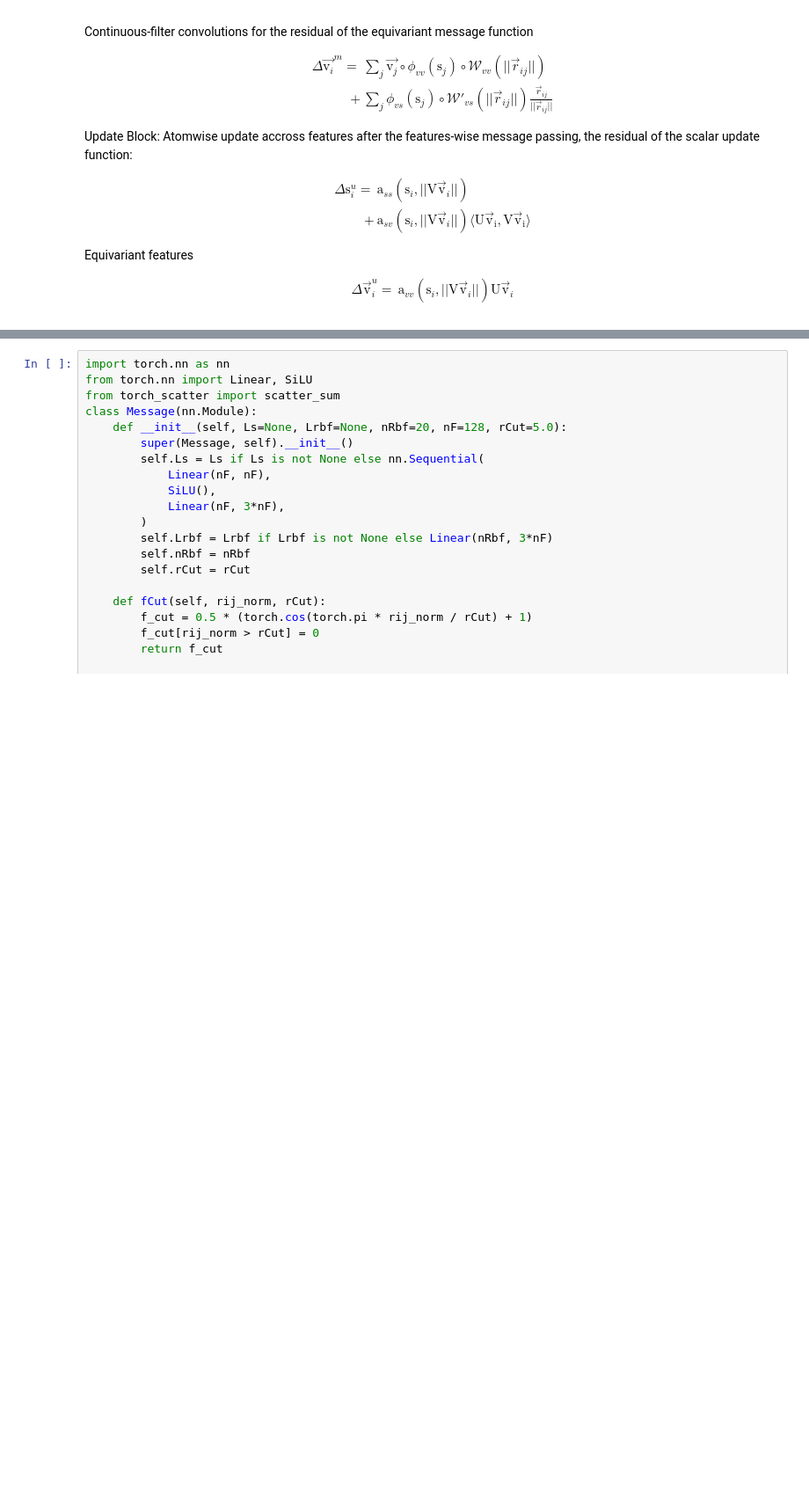
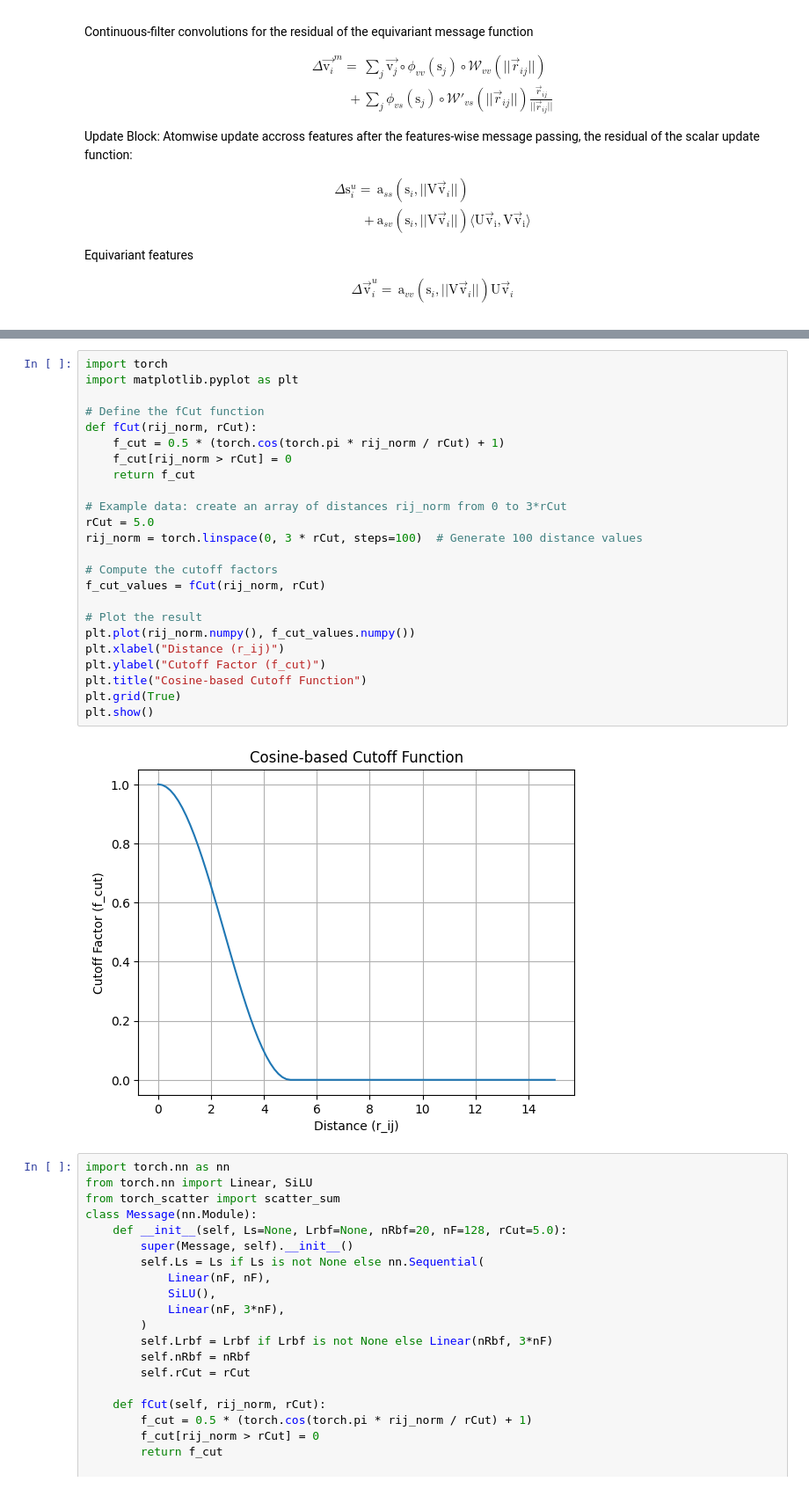
Before and after one commit to wen2720/02456_painn_project, a Jupyter notebook: notebookPaiNN.ipynb, the cells around one changed output, grey strips where cells are left out. Shown at 88% size. Cells and saved outputs as stored; diff of their text form; blank space fills up the shorter version.

```diff
--- a/notebookPaiNN.ipynb
+++ b/notebookPaiNN.ipynb
@@ -559,3 +606,29 @@ eji tensor([   0,    0,    0,  ..., 1792, 1792, 1792]) eji tensor([  11,    2,
+# %%
+import torch
+import matplotlib.pyplot as plt
+
+# Define the fCut function
+def fCut(rij_norm, rCut):
+    f_cut = 0.5 * (torch.cos(torch.pi * rij_norm / rCut) + 1)
+    f_cut[rij_norm > rCut] = 0
+    return f_cut
+
+# Example data: create an array of distances rij_norm from 0 to 3*rCut
+rCut = 5.0
+rij_norm = torch.linspace(0, 3 * rCut, steps=100)  # Generate 100 distance values
+
+# Compute the cutoff factors
+f_cut_values = fCut(rij_norm, rCut)
+
+# Plot the result
+plt.plot(rij_norm.numpy(), f_cut_values.numpy())
+plt.xlabel("Distance (r_ij)")
+plt.ylabel("Cutoff Factor (f_cut)")
+plt.title("Cosine-based Cutoff Function")
+plt.grid(True)
+plt.show()
+# %% [output]
+[figure, added]
 # %%
 import torch.nn as nn
 from torch.nn import Linear, SiLU
```
Also changed, not shown: parts of 4 cells of this notebook, 1 other file.
